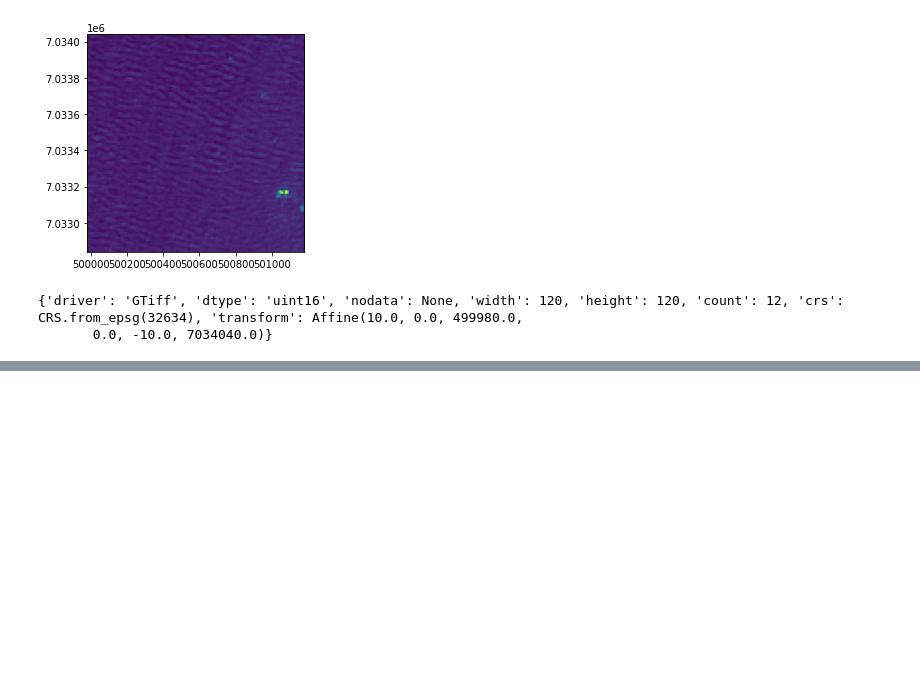
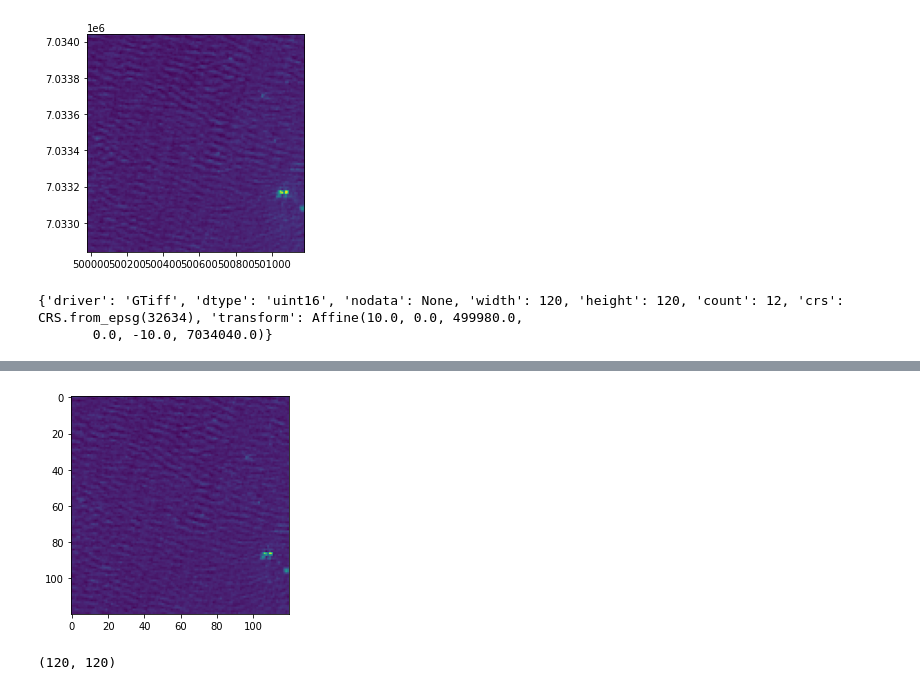
Before and after one commit to BRIJNANDA1979/CNN-Sentinel, a Jupyter notebook: Merge_bands_RGB_NIR_and_SWIR_of_BigEarthNet_using_Rasterio.ipynb, the cells around one changed output, grey strips where cells are left out. Saved outputs shown, nothing was run; the diff lists cells and outputs as text; code cells hidden in the pictures; blank space fills up the shorter version.

```diff
--- a/Merge_bands_RGB_NIR_and_SWIR_of_BigEarthNet_using_Rasterio.ipynb
+++ b/Merge_bands_RGB_NIR_and_SWIR_of_BigEarthNet_using_Rasterio.ipynb
@@ -151,0 +221,11 @@ Output geotiff number of bands 12
+# %%
+#read bands NIR 8 & RED 4
+red = data_stack.read(4)
+nir = data_stack.read(8)
+# %%
+show(red)
+type(red)
+red.shape
+# %% [output]
+[figure, added]
+(120, 120)
```
Also changed, not shown: parts of 24 cells of this notebook.
